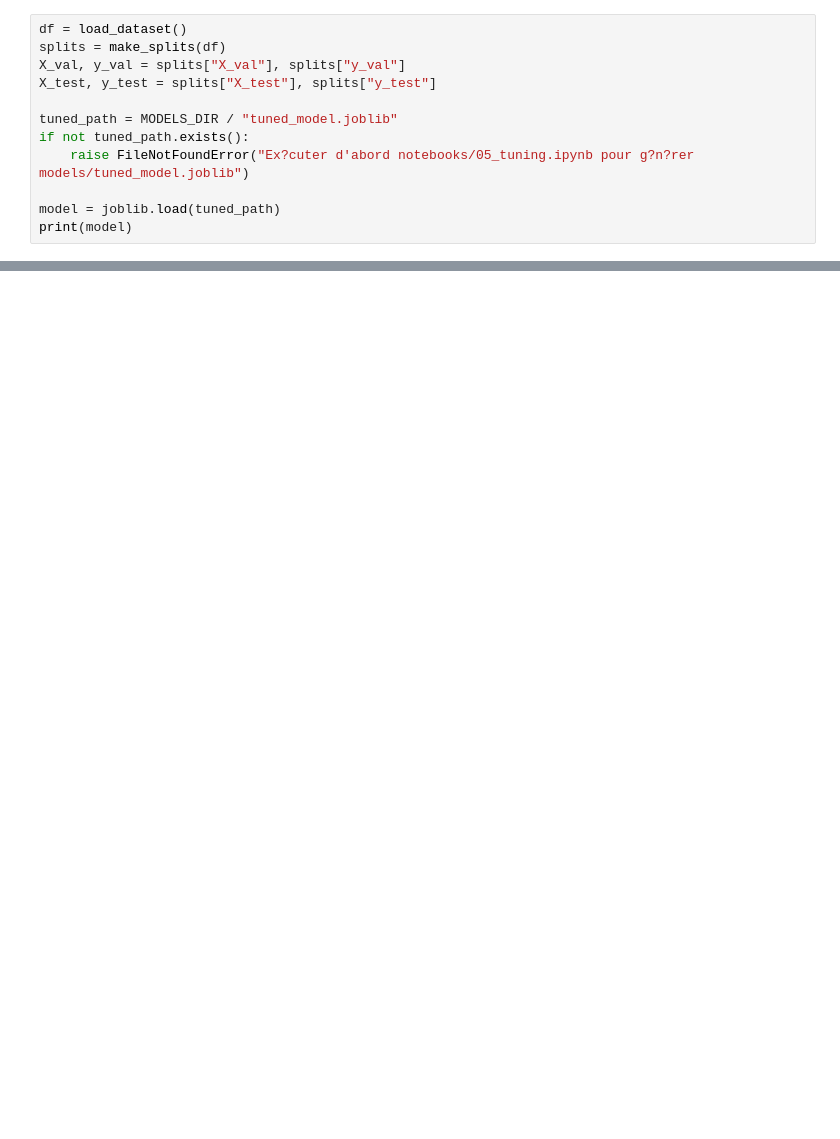
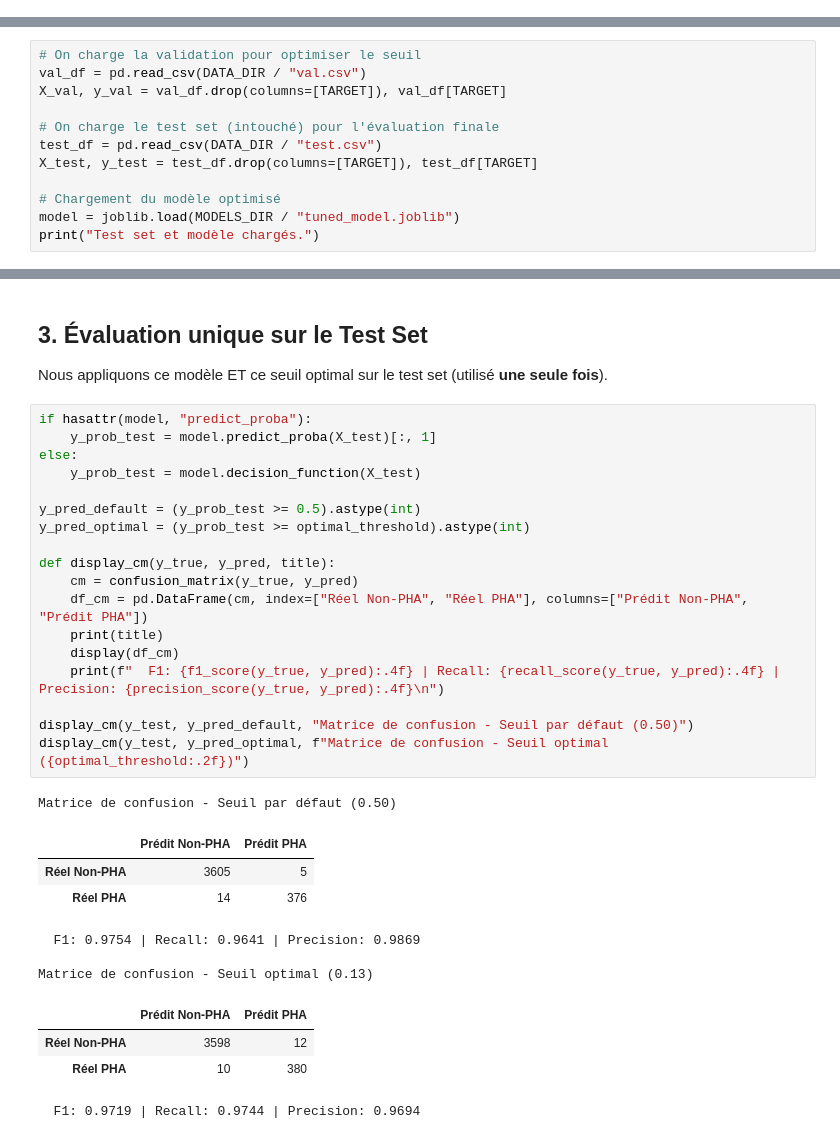
Before and after one commit to zakariyaee/Projet_ML, a Jupyter notebook: notebooks/06_evaluation.ipynb, the cells around one changed output, grey strips where cells are left out. Saved outputs shown, nothing was run; the diff lists cells and outputs as text; blank space fills up the shorter version.

```diff
--- a/notebooks/06_evaluation.ipynb
+++ b/notebooks/06_evaluation.ipynb
@@ -33,12 +29,0 @@ MODELS_DIR.mkdir(exist_ok=True)
-# %%
-df = load_dataset()
-splits = make_splits(df)
-X_val, y_val = splits["X_val"], splits["y_val"]
-X_test, y_test = splits["X_test"], splits["y_test"]
-
-tuned_path = MODELS_DIR / "tuned_model.joblib"
-if not tuned_path.exists():
-    raise FileNotFoundError("Ex?cuter d'abord notebooks/05_tuning.ipynb pour g?n?rer models/tuned_model.joblib")
-
-model = joblib.load(tuned_path)
-print(model)
@@ -111,0 +30,12 @@ La phase 3 compl-te contient maintenant :
+# %%
+# On charge la validation pour optimiser le seuil
+val_df = pd.read_csv(DATA_DIR / "val.csv")
+X_val, y_val = val_df.drop(columns=[TARGET]), val_df[TARGET]
+
+# On charge le test set (intouché) pour l'évaluation finale
+test_df = pd.read_csv(DATA_DIR / "test.csv")
+X_test, y_test = test_df.drop(columns=[TARGET]), test_df[TARGET]
+
+# Chargement du modèle optimisé
+model = joblib.load(MODELS_DIR / "tuned_model.joblib")
+print("Test set et modèle chargés.")
@@ -111,0 +95,34 @@ La phase 3 compl-te contient maintenant :
+# %% [markdown]
+## 3. Évaluation unique sur le Test Set
+
+Nous appliquons ce modèle ET ce seuil optimal sur le test set (utilisé **une seule fois**).
+# %%
+if hasattr(model, "predict_proba"):
+    y_prob_test = model.predict_proba(X_test)[:, 1]
+else:
+    y_prob_test = model.decision_function(X_test)
+
+y_pred_default = (y_prob_test >= 0.5).astype(int)
+y_pred_optimal = (y_prob_test >= optimal_threshold).astype(int)
+
+def display_cm(y_true, y_pred, title):
+    cm = confusion_matrix(y_true, y_pred)
+    df_cm = pd.DataFrame(cm, index=["Réel Non-PHA", "Réel PHA"], columns=["Prédit Non-PHA", "Prédit PHA"])
+    print(title)
+    display(df_cm)
+    print(f"  F1: {f1_score(y_true, y_pred):.4f} | Recall: {recall_score(y_true, y_pred):.4f} | Precision: {precision_score(y_true, y_pred):.4f}\n")
+
+display_cm(y_test, y_pred_default, "Matrice de confusion - Seuil par défaut (0.50)")
+display_cm(y_test, y_pred_optimal, f"Matrice de confusion - Seuil optimal ({optimal_threshold:.2f})")
+# %% [output]
+Matrice de confusion - Seuil par défaut (0.50)
+|  | Prédit Non-PHA | Prédit PHA |
+| Réel Non-PHA | 3605 | 5 |
+| Réel PHA | 14 | 376 |
+  F1: 0.9754 | Recall: 0.9641 | Precision: 0.9869
+
+Matrice de confusion - Seuil optimal (0.13)
+|  | Prédit Non-PHA | Prédit PHA |
+| Réel Non-PHA | 3598 | 12 |
+| Réel PHA | 10 | 380 |
+  F1: 0.9719 | Recall: 0.9744 | Precision: 0.9694
```
Also changed, not shown: parts of 22 cells of this notebook, 6 other files.
